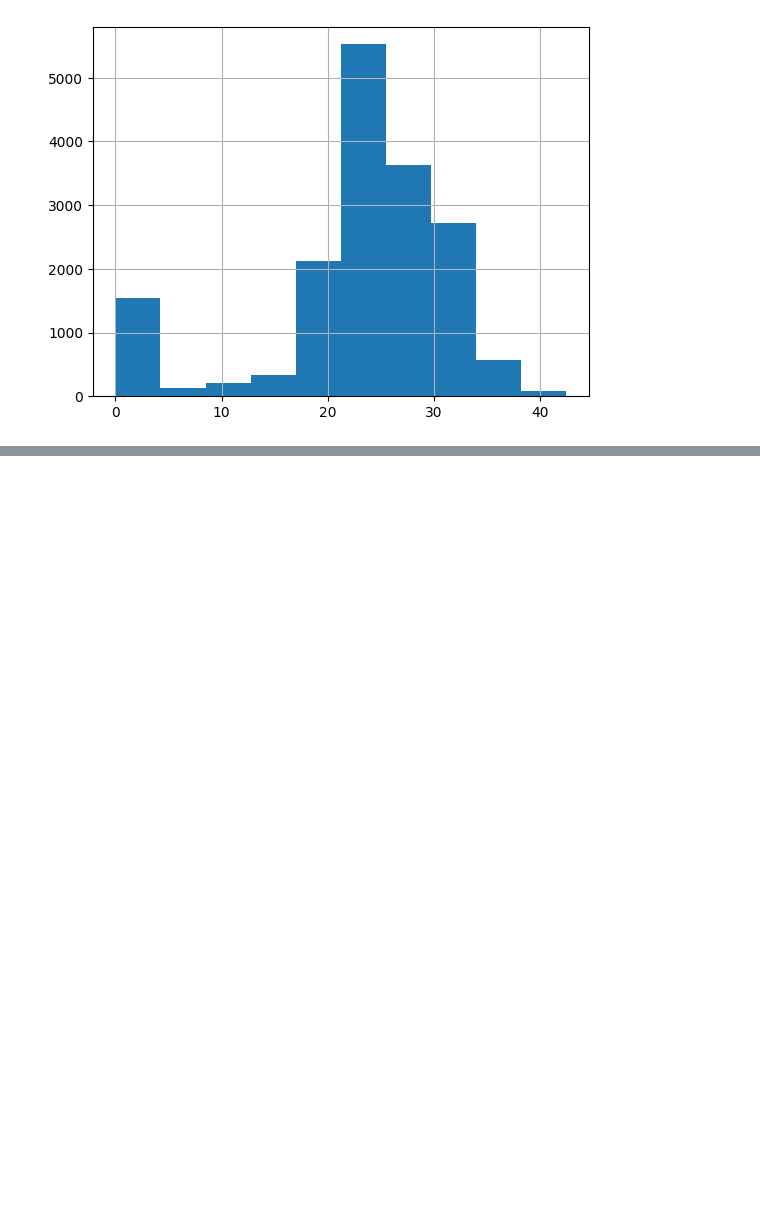
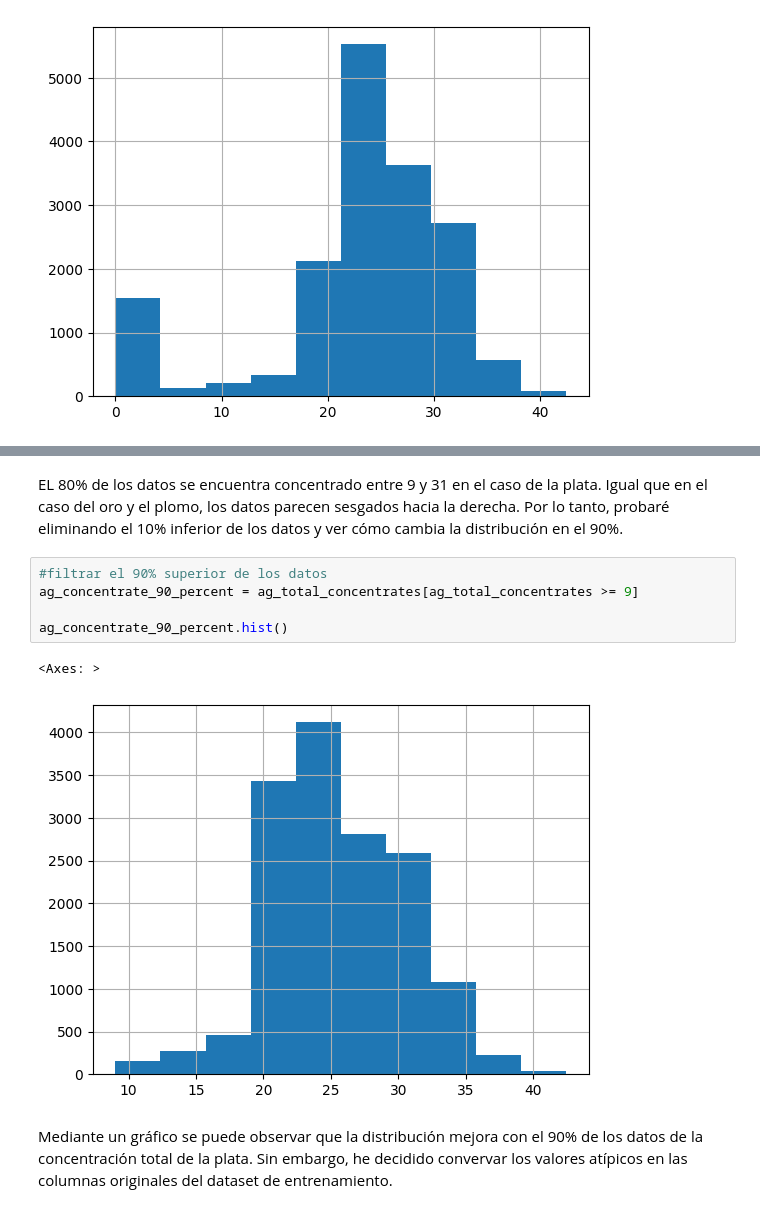
Before and after one commit to wh1tneyr/proyecto-tecnologico, a Jupyter notebook: gold.ipynb, the cells around one changed output, grey strips where cells are left out. Drawn from its saved outputs; the diff is of its cells as text; blank space fills up the shorter version.

Commit message:
analizando los valores atipicos de la concentracion total de la plata

```diff
--- a/gold.ipynb
+++ b/gold.ipynb
@@ -630,0 +649,12 @@ ag_total_concentrates.hist()
+# %% [markdown]
+EL 80% de los datos se encuentra concentrado entre 9 y 31 en el caso de la plata. Igual que en el caso del oro y el plomo, los datos parecen sesgados hacia la derecha. Por lo tanto, probaré eliminando el 10% inferior de los datos y ver cómo cambia la distribución en el 90%.
+# %%
+#filtrar el 90% superior de los datos
+ag_concentrate_90_percent = ag_total_concentrates[ag_total_concentrates >= 9]
+
+ag_concentrate_90_percent.hist()
+# %% [output]
+<Axes: >
+[figure, added]
+# %% [markdown]
+Mediante un gráfico se puede observar que la distribución mejora con el 90% de los datos de la concentración total de la plata. Sin embargo, he decidido convervar los valores atípicos en las columnas originales del dataset de entrenamiento.
```
Also changed, not shown: parts of 2 cells of this notebook.
